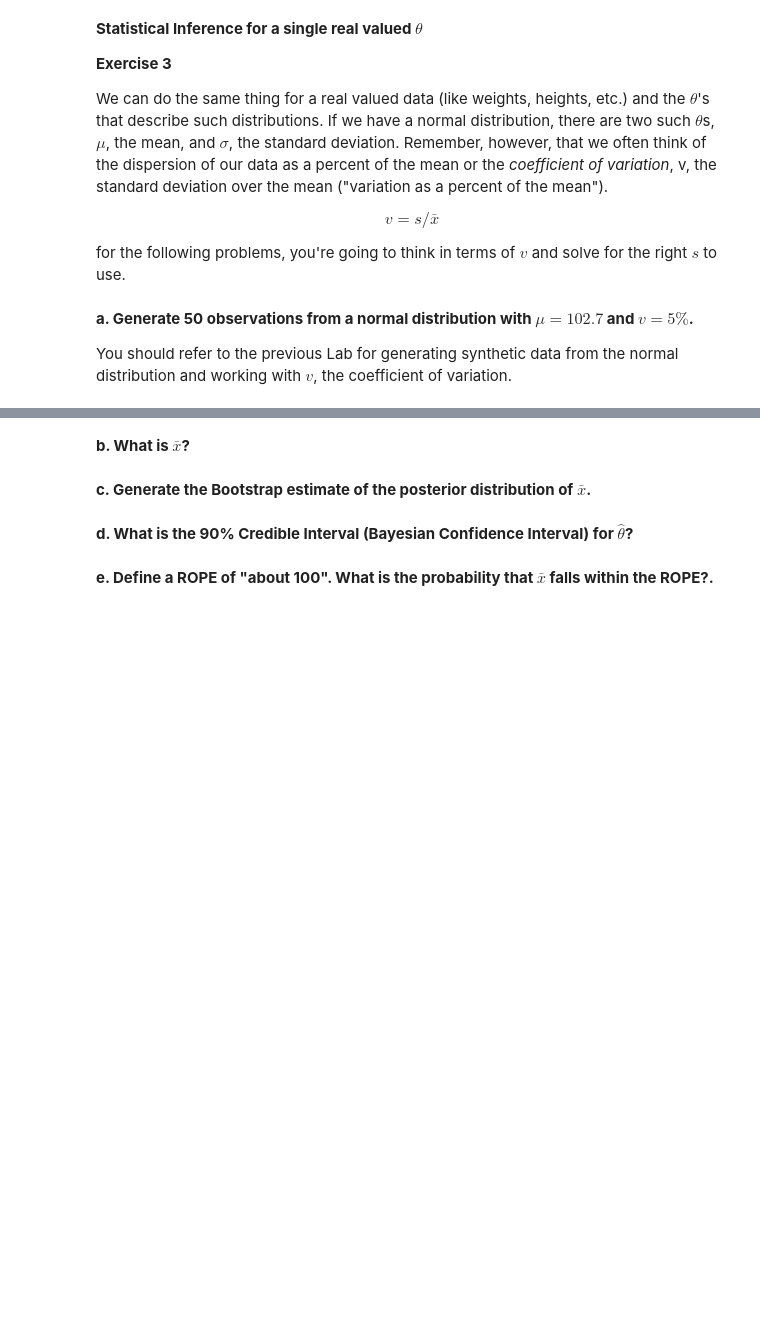
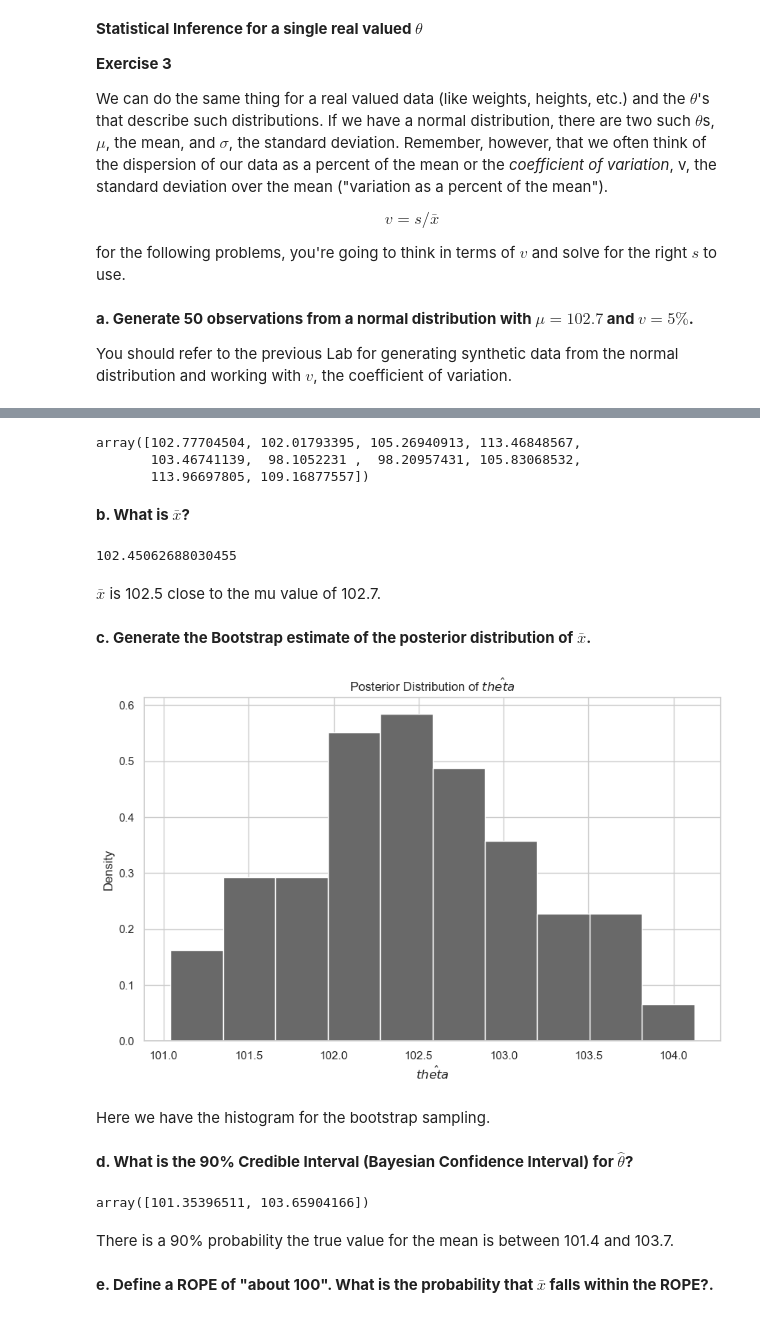
Before and after one commit to ansaridan/jhu-data-engineering-team-5, a Jupyter notebook: Module_7/Jhirsc21.ipynb, the cells around one changed output, grey strips where cells are left out. Drawn from its saved outputs; the diff is of its cells as text; code cells hidden in the pictures; blank space fills up the shorter version.

```diff
--- a/Module_7/Jhirsc21.ipynb
+++ b/Module_7/Jhirsc21.ipynb
@@ -268,8 +317,47 @@ np.random.seed([2386431651])
+# %%
+mu = 102.7
+sigma = 5.135
+distribution = np.random.normal(mu, sigma, 50)
+distribution[0:10]
+# %% [output]
+array([102.77704504, 102.01793395, 105.26940913, 113.46848567,
+       103.46741139,  98.1052231 ,  98.20957431, 105.83068532,
+       113.96697805, 109.16877557])
 # %% [markdown]
 **b. What is $\bar{x}$?**
+# %%
+np.mean(distribution)
+# %% [output]
+102.45062688030455
+# %% [markdown]
+$\bar{x}$ is 102.5 close to the mu value of 102.7.
 # %% [markdown]
 **c. Generate the Bootstrap estimate of the posterior distribution of $\bar{x}$.**
+# %%
+posterior = bootstrap_sample(distribution, np.mean, 100)
+
+figure = plt.figure(figsize=(10, 6)) # first element is width, second is height.
+
+axes = figure.add_subplot(1, 1, 1)
+
+axes.hist( posterior, density=True, color='dimgray')
+axes.set_ylabel( "Density")
+axes.set_xlabel( "$\hat{theta}$")
+axes.set_title( "Posterior Distribution of $\hat{theta}$")
+
+plt.show()
+plt.close()
+# %% [output]
+[figure, added]
+# %% [markdown]
+Here we have the histogram for the bootstrap sampling.
 # %% [markdown]
 **d. What is the 90% Credible Interval (Bayesian Confidence Interval) for $\hat{\theta}$?**
+# %%
+stats.mstats.mquantiles(posterior, [0.05, 0.95])
+# %% [output]
+array([101.35396511, 103.65904166])
+# %% [markdown]
+There is a 90% probability the true value for the mean is between 101.4 and 103.7.
 # %% [markdown]
 **e. Define a ROPE of "about 100". What is the probability that $\bar{x}$ falls within the ROPE?.**
```
Also changed, not shown: parts of 29 cells of this notebook.
